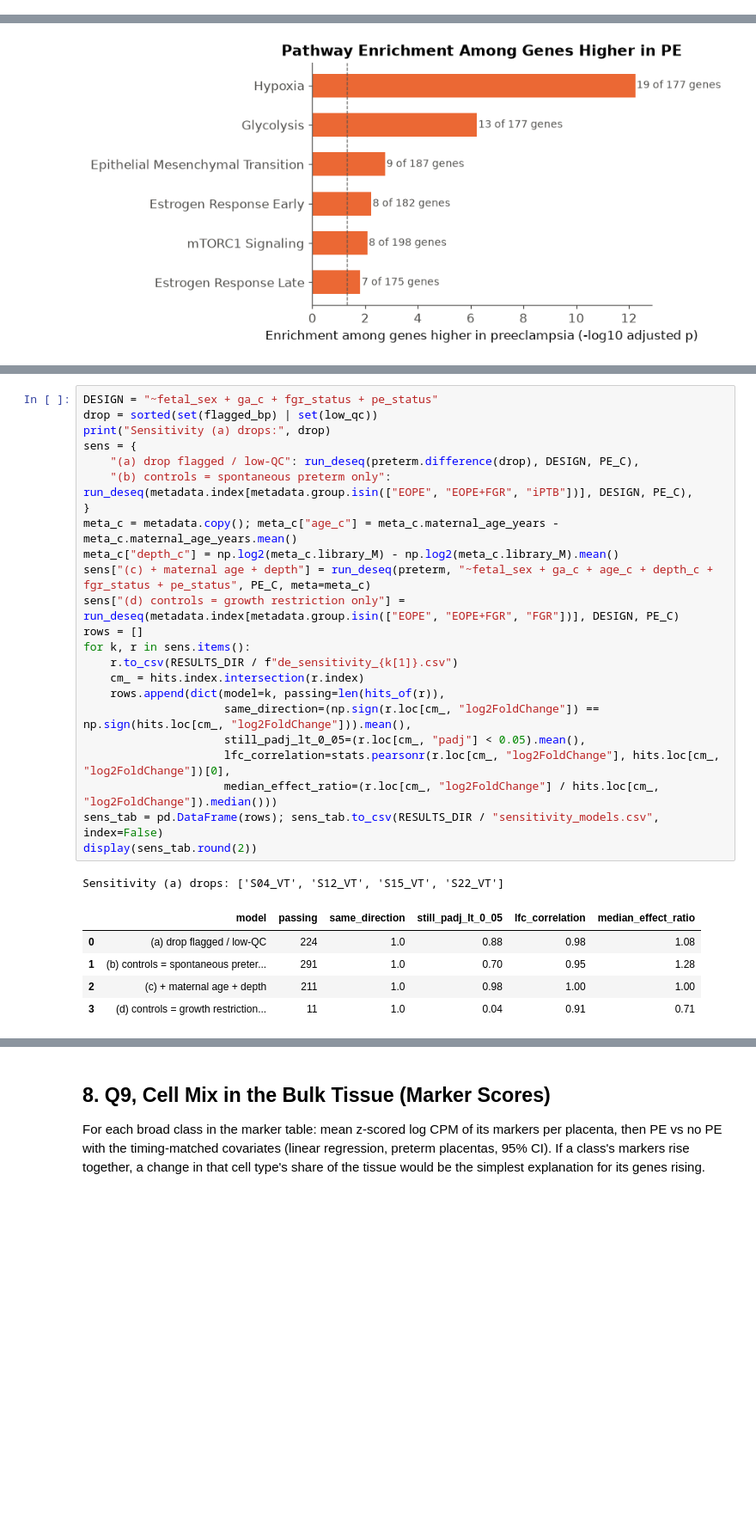
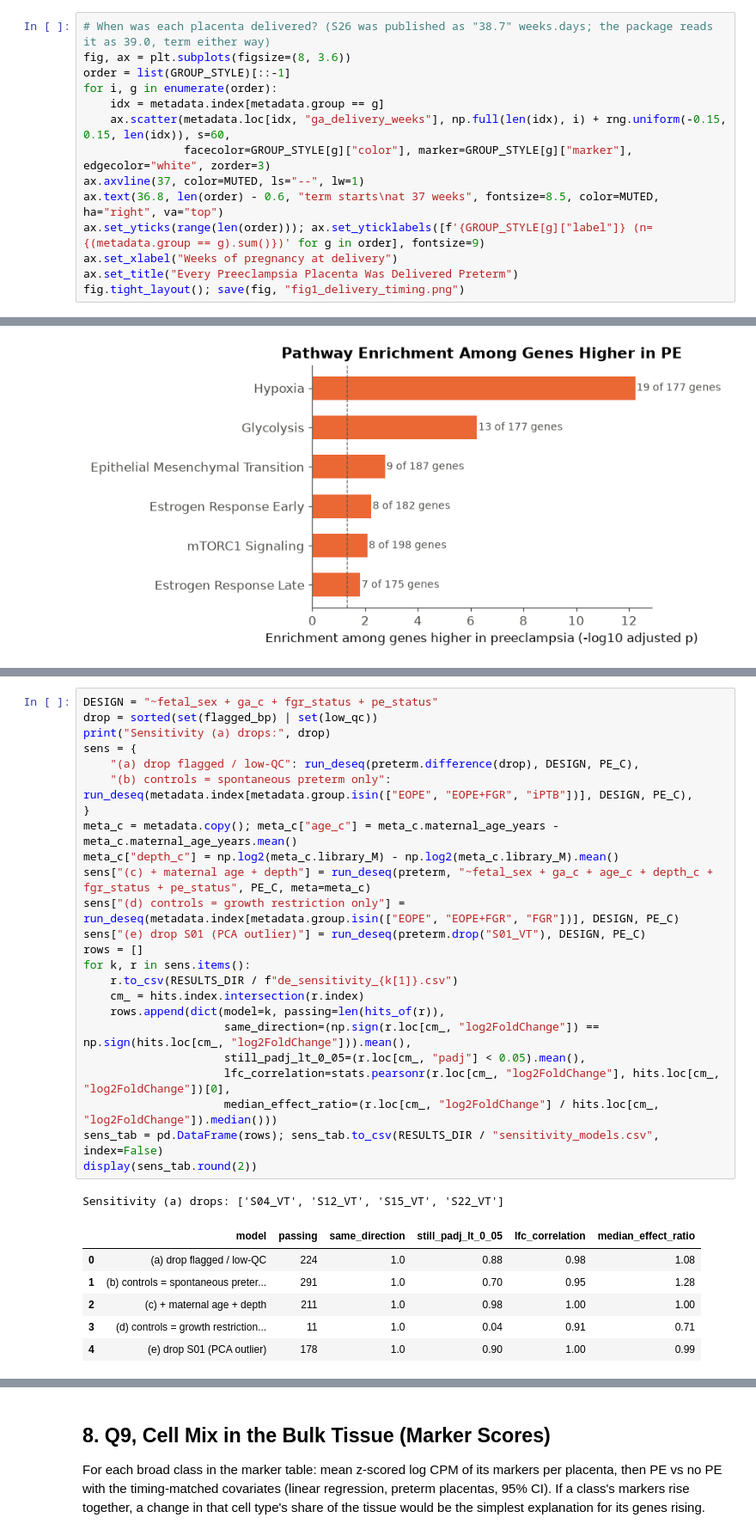
Before and after one commit to sanjnabandaru/track-01, a Jupyter notebook: notebooks/track01_analysis.ipynb, the cells around one changed output, grey strips where cells are left out. Shown at 86% size. Saved outputs shown, nothing was run; the diff lists cells and outputs as text; blank space fills up the shorter version.

```diff
--- a/notebooks/track01_analysis.ipynb
+++ b/notebooks/track01_analysis.ipynb
@@ -181,3 +185,17 @@ print("Fetal sex: %d of 15 PE pregnancies carried a female fetus vs %d of 15 non
 | S30_VT | TB | bp_missing;birthweight_missing |
 Mean delivery week: PE 30.2, all non-PE 33.3 (gap 3.0 weeks). Latest PE delivery 33.7 weeks; earliest term birth 39.0 weeks.
 Fetal sex: 10 of 15 PE pregnancies carried a female fetus vs 5 of 15 non-PE.
+# %%
+# When was each placenta delivered? (S26 was published as "38.7" weeks.days; the package reads it as 39.0, term either way)
+fig, ax = plt.subplots(figsize=(8, 3.6))
+order = list(GROUP_STYLE)[::-1]
+for i, g in enumerate(order):
+    idx = metadata.index[metadata.group == g]
+    ax.scatter(metadata.loc[idx, "ga_delivery_weeks"], np.full(len(idx), i) + rng.uniform(-0.15, 0.15, len(idx)), s=60,
+               facecolor=GROUP_STYLE[g]["color"], marker=GROUP_STYLE[g]["marker"], edgecolor="white", zorder=3)
+ax.axvline(37, color=MUTED, ls="--", lw=1)
+ax.text(36.8, len(order) - 0.6, "term starts\nat 37 weeks", fontsize=8.5, color=MUTED, ha="right", va="top")
+ax.set_yticks(range(len(order))); ax.set_yticklabels([f'{GROUP_STYLE[g]["label"]} (n={(metadata.group == g).sum()})' for g in order], fontsize=9)
+ax.set_xlabel("Weeks of pregnancy at delivery")
+ax.set_title("Every Preeclampsia Placenta Was Delivered Preterm")
+fig.tight_layout(); save(fig, "fig1_delivery_timing.png")
@@ -628,33 +667,35 @@ fig.tight_layout(); save(fig, "fig7_pathways.png")
 # %%
 DESIGN = "~fetal_sex + ga_c + fgr_status + pe_status"
 drop = sorted(set(flagged_bp) | set(low_qc))
 print("Sensitivity (a) drops:", drop)
 sens = {
     "(a) drop flagged / low-QC": run_deseq(preterm.difference(drop), DESIGN, PE_C),
     "(b) controls = spontaneous preterm only": run_deseq(metadata.index[metadata.group.isin(["EOPE", "EOPE+FGR", "iPTB"])], DESIGN, PE_C),
 }
 meta_c = metadata.copy(); meta_c["age_c"] = meta_c.maternal_age_years - meta_c.maternal_age_years.mean()
 meta_c["depth_c"] = np.log2(meta_c.library_M) - np.log2(meta_c.library_M).mean()
 sens["(c) + maternal age + depth"] = run_deseq(preterm, "~fetal_sex + ga_c + age_c + depth_c + fgr_status + pe_status", PE_C, meta=meta_c)
 sens["(d) controls = growth restriction only"] = run_deseq(metadata.index[metadata.group.isin(["EOPE", "EOPE+FGR", "FGR"])], DESIGN, PE_C)
+sens["(e) drop S01 (PCA outlier)"] = run_deseq(preterm.drop("S01_VT"), DESIGN, PE_C)
 rows = []
 for k, r in sens.items():
     r.to_csv(RESULTS_DIR / f"de_sensitivity_{k[1]}.csv")
     cm_ = hits.index.intersection(r.index)
     rows.append(dict(model=k, passing=len(hits_of(r)),
                      same_direction=(np.sign(r.loc[cm_, "log2FoldChange"]) == np.sign(hits.loc[cm_, "log2FoldChange"])).mean(),
                      still_padj_lt_0_05=(r.loc[cm_, "padj"] < 0.05).mean(),
                      lfc_correlation=stats.pearsonr(r.loc[cm_, "log2FoldChange"], hits.loc[cm_, "log2FoldChange"])[0],
                      median_effect_ratio=(r.loc[cm_, "log2FoldChange"] / hits.loc[cm_, "log2FoldChange"]).median()))
 sens_tab = pd.DataFrame(rows); sens_tab.to_csv(RESULTS_DIR / "sensitivity_models.csv", index=False)
 display(sens_tab.round(2))
 # %% [output]
 Sensitivity (a) drops: ['S04_VT', 'S12_VT', 'S15_VT', 'S22_VT']
 |  | model | passing | same_direction | still_padj_lt_0_05 | lfc_correlation | median_effect_ratio |
 | 0 | (a) drop flagged / low-QC | 224 | 1.0 | 0.88 | 0.98 | 1.08 |
 | 1 | (b) controls = spontaneous preter... | 291 | 1.0 | 0.70 | 0.95 | 1.28 |
 | 2 | (c) + maternal age + depth | 211 | 1.0 | 0.98 | 1.00 | 1.00 |
 | 3 | (d) controls = growth restriction... | 11 | 1.0 | 0.04 | 0.91 | 0.71 |
+| 4 | (e) drop S01 (PCA outlier) | 178 | 1.0 | 0.90 | 1.00 | 0.99 |
 # %%
 loo_hits, perm_counts = {}, []
 if RUN_SLOW:
```
Also changed, not shown: parts of 15 cells of this notebook, 37 other files.
